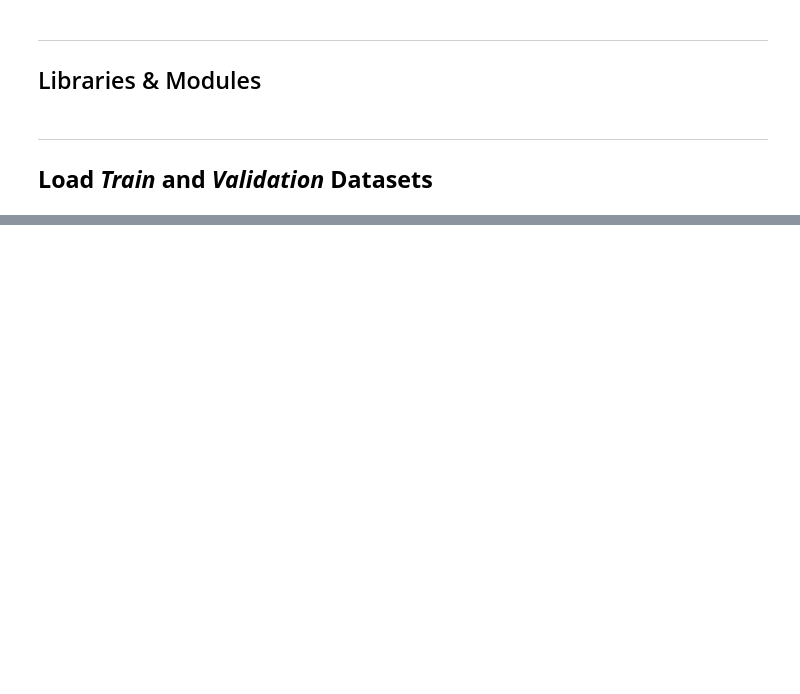
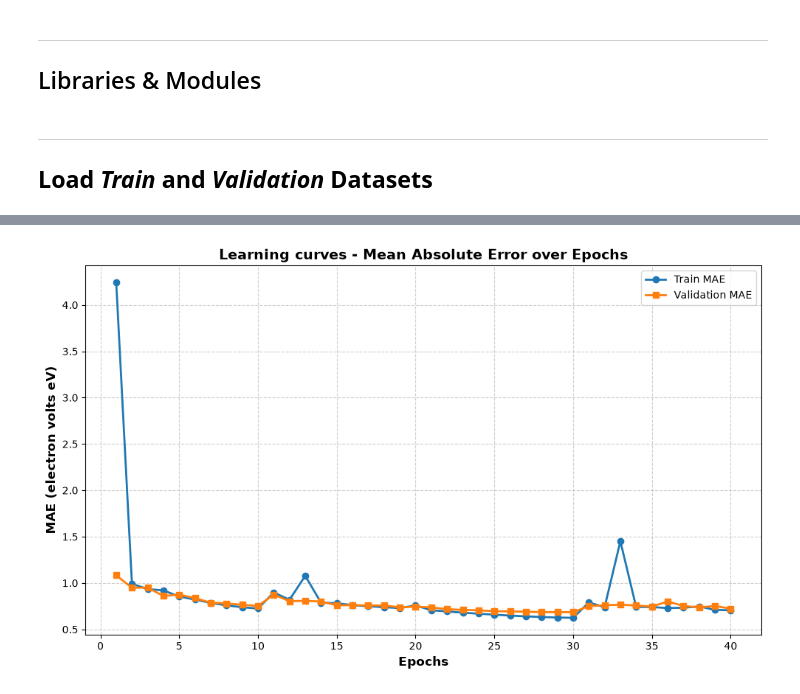
Before and after one commit to juanpaz90/h2-catalyst-ml, a Jupyter notebook: train_gem_net.ipynb, the cells around one changed output, grey strips where cells are left out. Saved outputs shown, nothing was run; the diff lists cells and outputs as text; code cells hidden in the pictures; blank space fills up the shorter version.

Commit message:
Trained model Analysis and Tensorboard

```diff
--- a/train_gem_net.ipynb
+++ b/train_gem_net.ipynb
@@ -9,7 +23,10 @@ from modules.results import *
 ***
 ## **Load *Train* and *Validation* Datasets**
 # %%
-train_dataset_path = '../data/is2res_train_val_test_lmdbs/data/is2re/100k/train/data.lmdb'
-val_dataset_path = '../data/is2res_train_val_test_lmdbs/data/is2re/all/val_id/data.lmdb'
+train_dataset_path = 'data/is2res_train_val_test_lmdbs/data/is2re/100k/train/data.lmdb'
+val_dataset_path = 'data/is2res_train_val_test_lmdbs/data/is2re/all/val_id/data.lmdb'
+
+train_dataset = resolve_dataset_path(train_dataset_path)
+val_dataset = resolve_dataset_path(val_dataset_path)
 # %% [markdown]
 ***
@@ -105,0 +35,8 @@ plot_parity_results(g_preds_100k, g_targets_100k)
+# %%
+g_model, g_train_maes, g_val_maes, g_val_loader, g_device, g_preds, g_targets = configure_and_run_gemnet_training(
+    train_data_path=train_dataset,
+    val_data_path=val_dataset,
+    epochs=40,
+    batch_size=32,
+    lr=0.0005
+)
@@ -105,0 +65,4 @@ plot_parity_results(g_preds_100k, g_targets_100k)
+# %%
+plot_training_curves(g_train_maes, g_val_maes)
+# %% [output]
+[figure, added]
```
Also changed, not shown: parts of 23 cells of this notebook, 53 other files.
